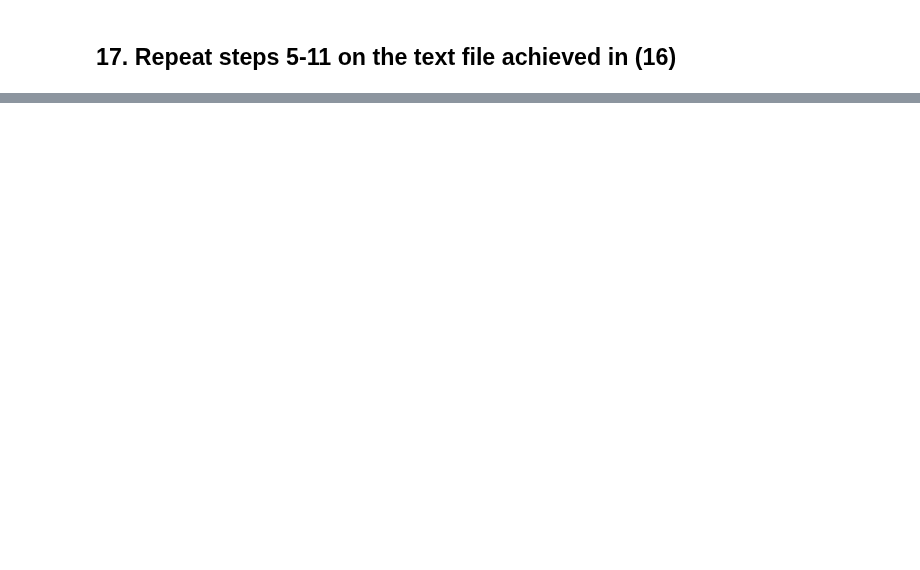
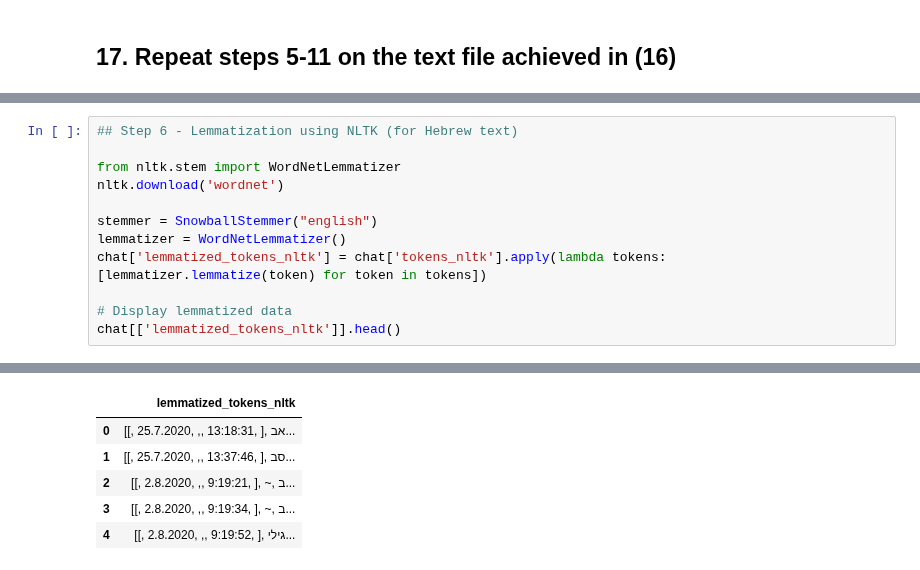
Before and after one commit to vodkolav/DSlab1, a Jupyter notebook: NLP/Assignment1.ipynb, the cells around one changed output, grey strips where cells are left out. Drawn from its saved outputs; the diff is of its cells as text; blank space fills up the shorter version.

```diff
--- a/NLP/Assignment1.ipynb
+++ b/NLP/Assignment1.ipynb
@@ -346,0 +403,13 @@ Michael
+# %%
+## Step 6 - Lemmatization using NLTK (for Hebrew text)
+
+from nltk.stem import WordNetLemmatizer
+nltk.download('wordnet')
+
+stemmer = SnowballStemmer("english")
+lemmatizer = WordNetLemmatizer()
+chat['lemmatized_tokens_nltk'] = chat['tokens_nltk'].apply(lambda tokens: [lemmatizer.lemmatize(token) for token in tokens])
+
+# Display lemmatized data
+chat[['lemmatized_tokens_nltk']].head()
+# %% [output]
@@ -346,0 +419,6 @@ Michael
+|  | lemmatized_tokens_nltk |
+| 0 | [[, 25.7.2020, ,, 13:18:31, ], אב... |
+| 1 | [[, 25.7.2020, ,, 13:37:46, ], סב... |
+| 2 | [[, 2.8.2020, ,, 9:19:21, ], ~, ב... |
+| 3 | [[, 2.8.2020, ,, 9:19:34, ], ~, ב... |
+| 4 | [[, 2.8.2020, ,, 9:19:52, ], גילי... |
```
Also changed, not shown: parts of 13 cells of this notebook.
